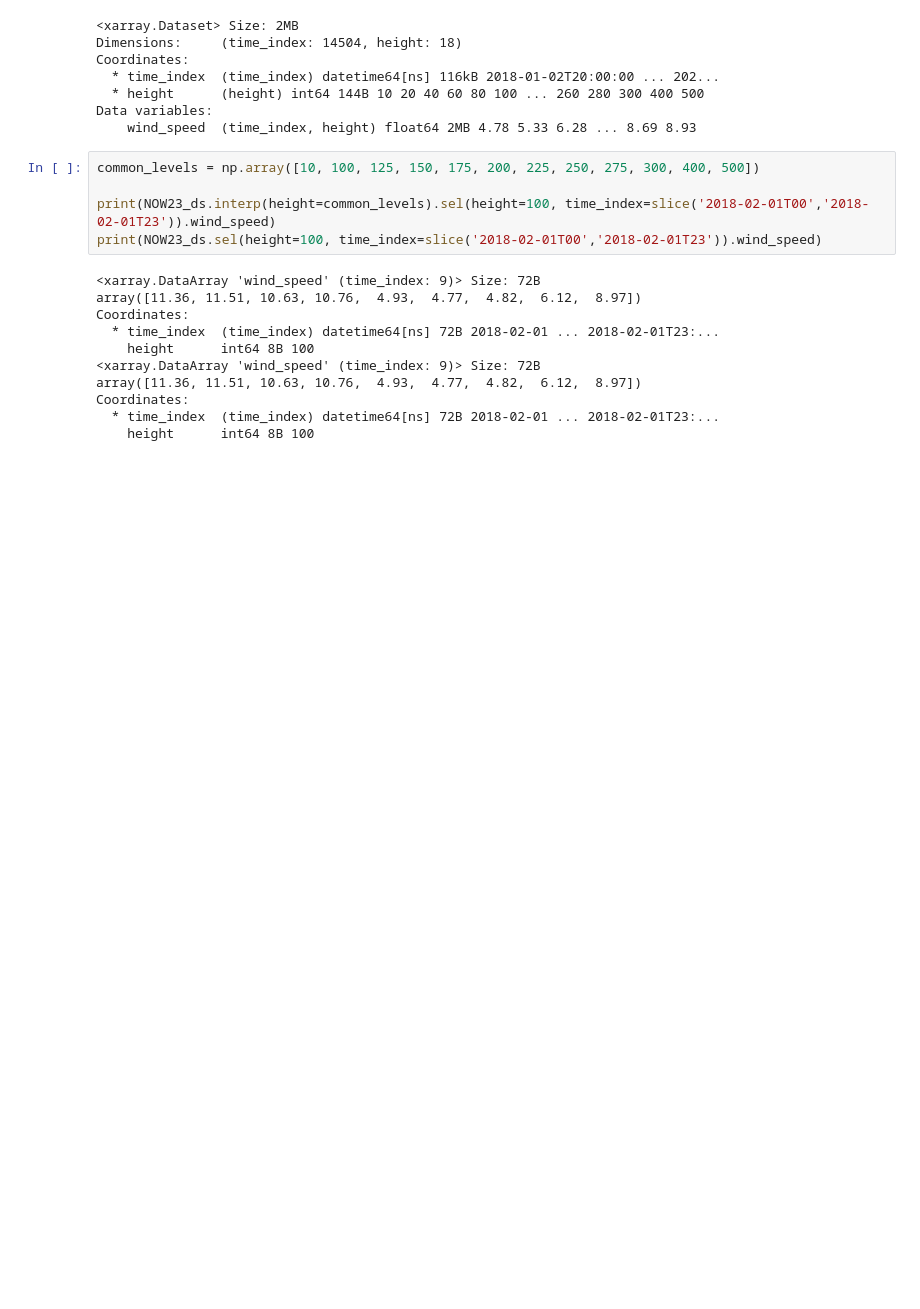
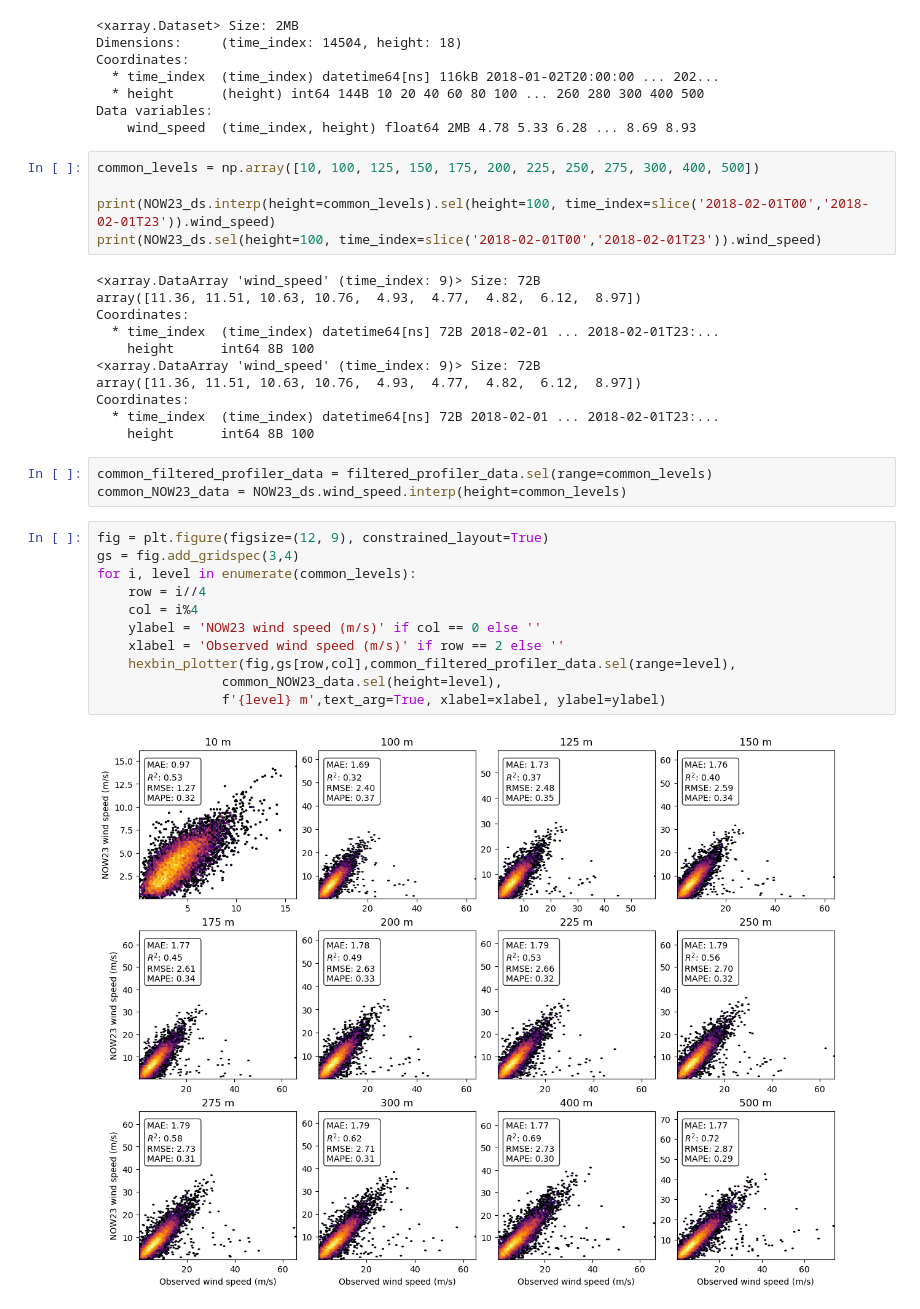
Before and after one commit to HarishBaki/Estimation-of-lidar-wind-speed-profiles-from-ERA5-inputs-using-TabNet, a Jupyter notebook: Comparison_bw_obs_NOW23_DL.ipynb, the cells around one changed output. Saved outputs shown, nothing was run; the diff lists cells and outputs as text; blank space fills up the shorter version.

Commit message:
Refactor Hexbins plotted between profiler and NOW23. Refactor profiler_data_processing.ipynb to use code cells instead of markdown cells for better execution.

```diff
--- a/Comparison_bw_obs_NOW23_DL.ipynb
+++ b/Comparison_bw_obs_NOW23_DL.ipynb
@@ -80,3 +80,19 @@ array([11.36, 11.51, 10.63, 10.76,  4.93,  4.77,  4.82,  6.12,  8.97])
 Coordinates:
   * time_index  (time_index) datetime64[ns] 72B 2018-02-01 ... 2018-02-01T23:...
     height      int64 8B 100
+# %%
+common_filtered_profiler_data = filtered_profiler_data.sel(range=common_levels)
+common_NOW23_data = NOW23_ds.wind_speed.interp(height=common_levels)
+# %%
+fig = plt.figure(figsize=(12, 9), constrained_layout=True)
+gs = fig.add_gridspec(3,4)
+for i, level in enumerate(common_levels):
+    row = i//4
+    col = i%4
+    ylabel = 'NOW23 wind speed (m/s)' if col == 0 else ''
+    xlabel = 'Observed wind speed (m/s)' if row == 2 else ''
+    hexbin_plotter(fig,gs[row,col],common_filtered_profiler_data.sel(range=level),
+                common_NOW23_data.sel(height=level),
+                f'{level} m',text_arg=True, xlabel=xlabel, ylabel=ylabel)
+# %% [output]
+[figure, added]
```
Also changed, not shown: 1 other file.
